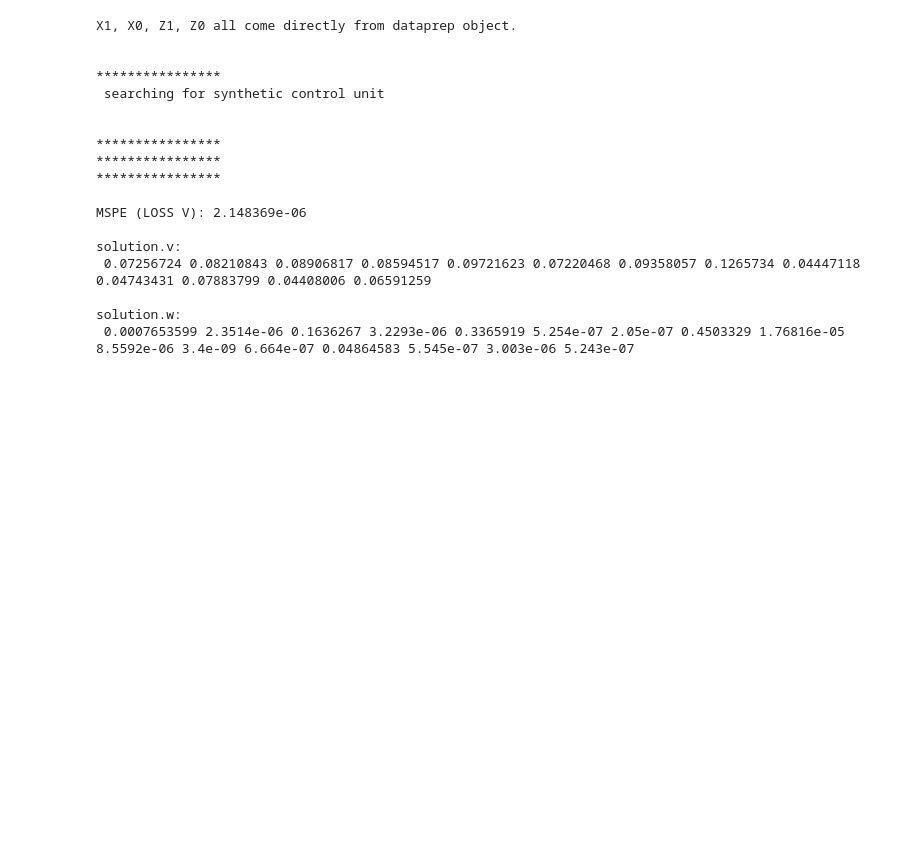
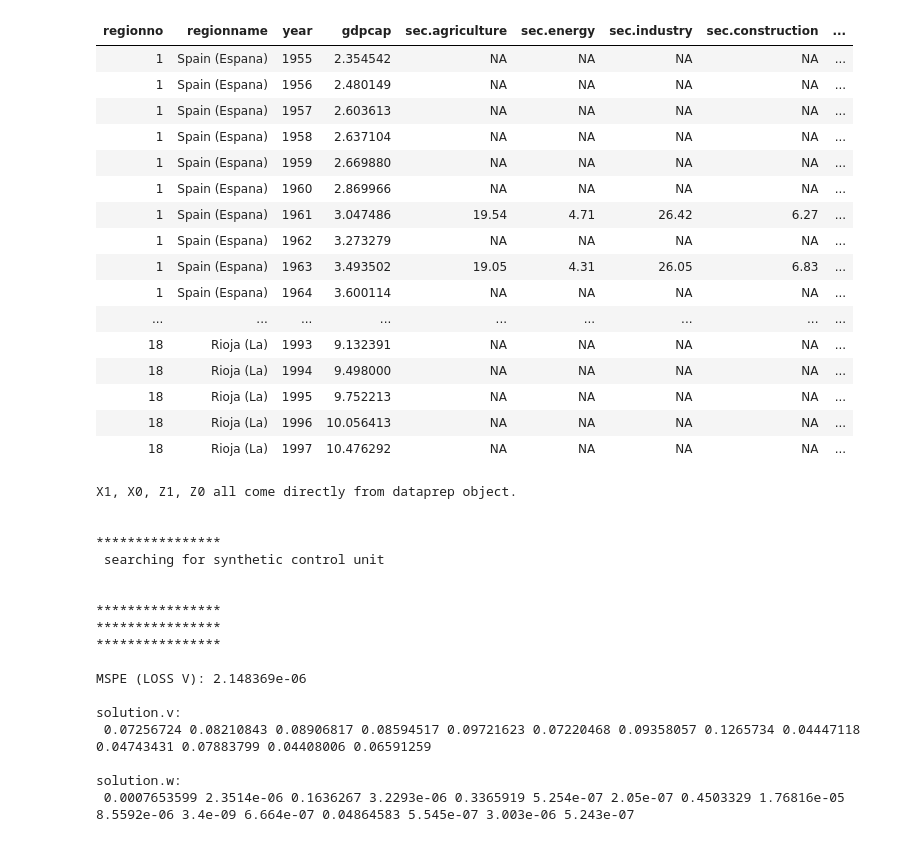
Before and after one commit to theawalmsley/Final-Project, a Jupyter notebook: Synthetic Basque.ipynb, the cells around one changed output. Saved outputs shown, nothing was run; the diff lists cells and outputs as text; code cells hidden in the pictures; blank space fills up the shorter version.

```diff
--- a/Synthetic Basque.ipynb
+++ b/Synthetic Basque.ipynb
@@ -32,3 +38,23 @@ dataprep.out = dataprep(foo = basque,
+# %%
+basque
+# %% [output]
+| regionno | regionname | year | gdpcap | sec.agriculture | sec.energy | sec.industry | sec.construction | ... |
+| 1 | Spain (Espana) | 1955 | 2.354542 | NA | NA | NA | NA | ... |
+| 1 | Spain (Espana) | 1956 | 2.480149 | NA | NA | NA | NA | ... |
+| 1 | Spain (Espana) | 1957 | 2.603613 | NA | NA | NA | NA | ... |
+| 1 | Spain (Espana) | 1958 | 2.637104 | NA | NA | NA | NA | ... |
+| 1 | Spain (Espana) | 1959 | 2.669880 | NA | NA | NA | NA | ... |
+| 1 | Spain (Espana) | 1960 | 2.869966 | NA | NA | NA | NA | ... |
+| 1 | Spain (Espana) | 1961 | 3.047486 | 19.54 | 4.71 | 26.42 | 6.27 | ... |
+| 1 | Spain (Espana) | 1962 | 3.273279 | NA | NA | NA | NA | ... |
+| 1 | Spain (Espana) | 1963 | 3.493502 | 19.05 | 4.31 | 26.05 | 6.83 | ... |
+| 1 | Spain (Espana) | 1964 | 3.600114 | NA | NA | NA | NA | ... |
+| ... | ... | ... | ... | ... | ... | ... | ... | ... |
+| 18 | Rioja (La) | 1993 | 9.132391 | NA | NA | NA | NA | ... |
+| 18 | Rioja (La) | 1994 | 9.498000 | NA | NA | NA | NA | ... |
+| 18 | Rioja (La) | 1995 | 9.752213 | NA | NA | NA | NA | ... |
+| 18 | Rioja (La) | 1996 | 10.056413 | NA | NA | NA | NA | ... |
+| 18 | Rioja (La) | 1997 | 10.476292 | NA | NA | NA | NA | ... |
 # %%
 # combine the highest and second highest schooling category and eliminate highest
 dataprep.out$X1["school.high",] = dataprep.out$X1["school.high", ] + dataprep.out$X1["school.post.high", ]
```
Also changed, not shown: parts of 1 cell of this notebook, 6 other files.
